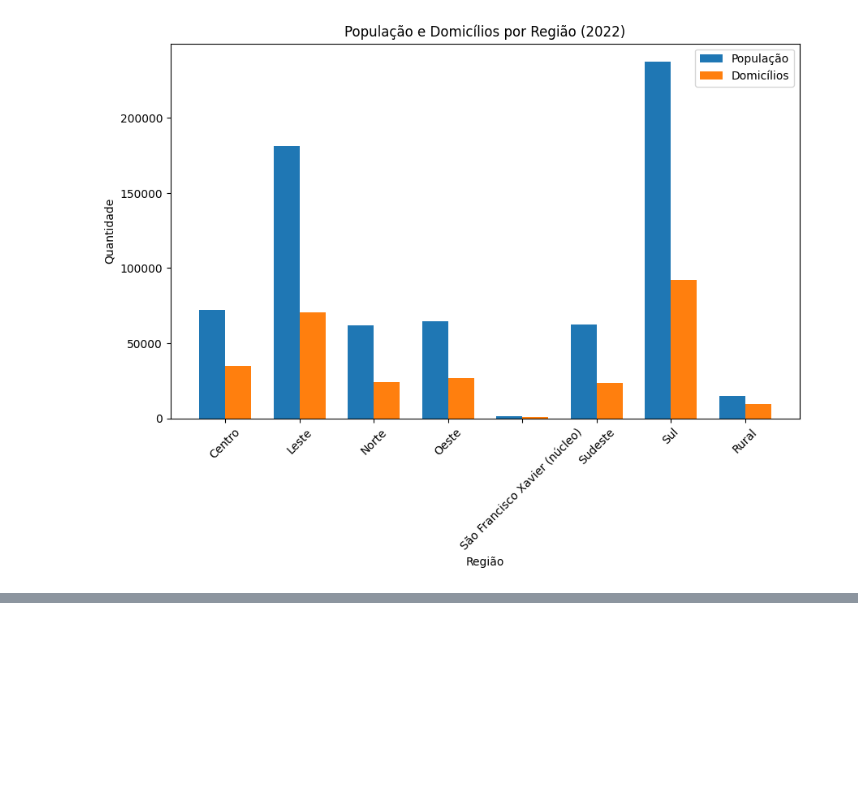
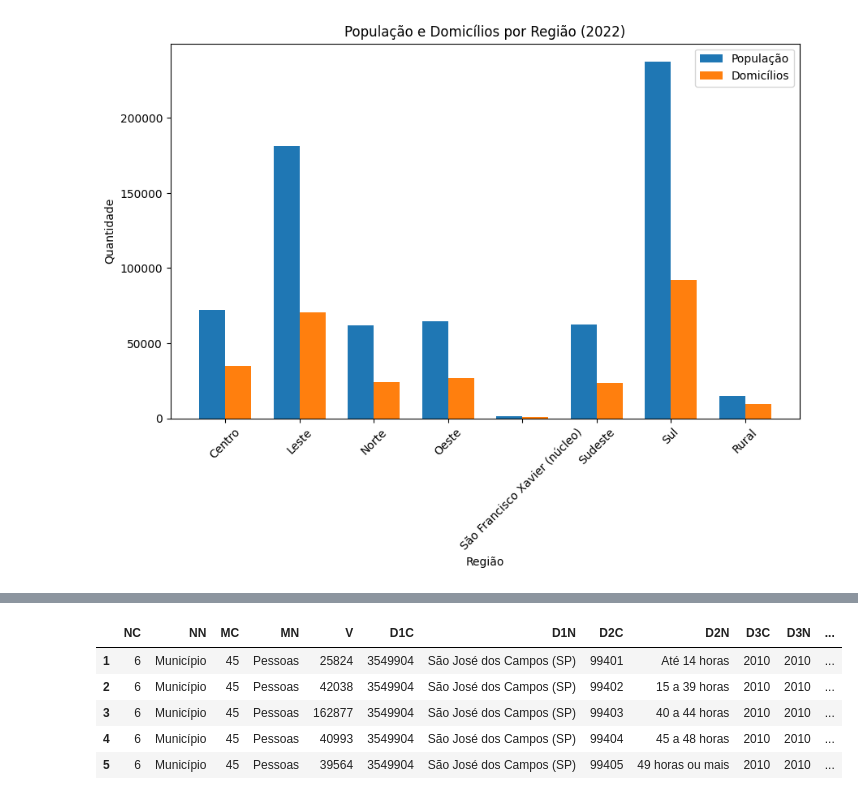
Before and after one commit to guilhermefpo/CodeWave, a Jupyter notebook: Codewave_table.ipynb, the cells around one changed output, grey strips where cells are left out. Drawn from its saved outputs; the diff is of its cells as text; code cells hidden in the pictures; blank space fills up the shorter version.

```diff
--- a/Codewave_table.ipynb
+++ b/Codewave_table.ipynb
@@ -239,0 +203,23 @@ dtype: int64
+# %%
+import sidrapy
+
+ds = sidrapy.get_table(
+    table_code = "1579",
+    territorial_level = "6",
+    ibge_territorial_code = "3549904",
+    classifications = {
+
+        "12045":"99401,99402,99403,99404,99405"
+
+    }
+
+)
+ds = ds.iloc[1:]
+ds
+# %% [output]
+|  | NC | NN | MC | MN | V | D1C | D1N | D2C | D2N | D3C | D3N | ... |
+| 1 | 6 | Município | 45 | Pessoas | 25824 | 3549904 | São José dos Campos (SP) | 99401 | Até 14 horas | 2010 | 2010 | ... |
+| 2 | 6 | Município | 45 | Pessoas | 42038 | 3549904 | São José dos Campos (SP) | 99402 | 15 a 39 horas | 2010 | 2010 | ... |
+| 3 | 6 | Município | 45 | Pessoas | 162877 | 3549904 | São José dos Campos (SP) | 99403 | 40 a 44 horas | 2010 | 2010 | ... |
+| 4 | 6 | Município | 45 | Pessoas | 40993 | 3549904 | São José dos Campos (SP) | 99404 | 45 a 48 horas | 2010 | 2010 | ... |
+| 5 | 6 | Município | 45 | Pessoas | 39564 | 3549904 | São José dos Campos (SP) | 99405 | 49 horas ou mais | 2010 | 2010 | ... |
```
Also changed, not shown: parts of 13 cells of this notebook.
